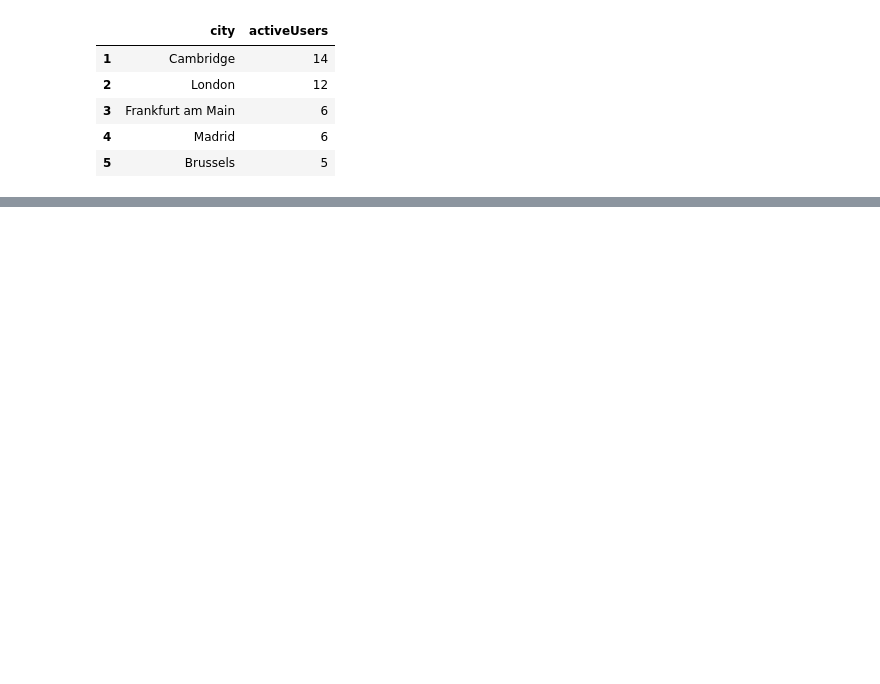
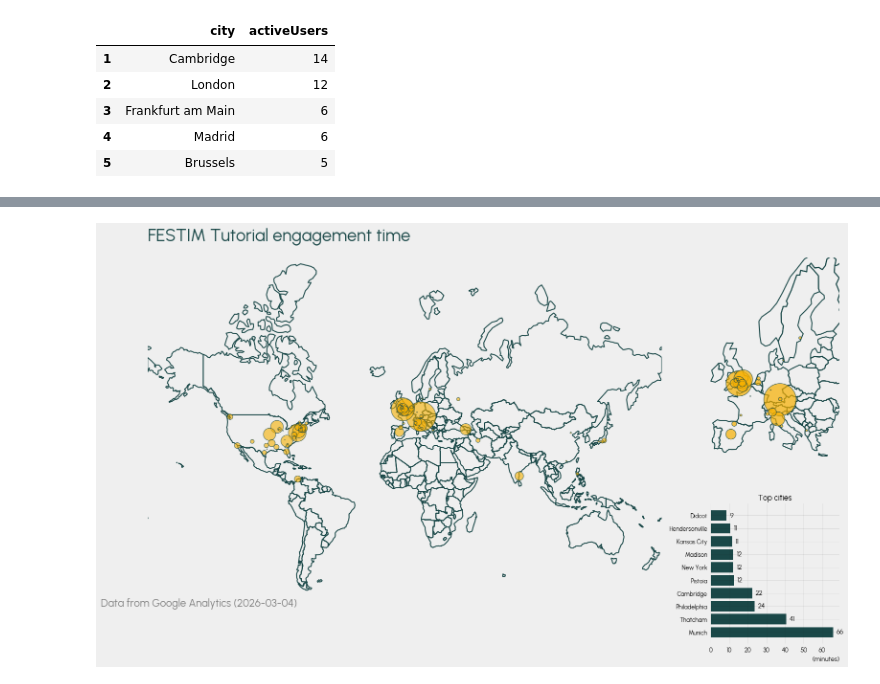
Before and after one commit to festim-dev/pose, a Jupyter notebook: main.ipynb, the cells around one changed output, grey strips where cells are left out. Saved outputs shown, nothing was run; the diff lists cells and outputs as text; code cells hidden in the pictures; blank space fills up the shorter version.

```diff
--- a/main.ipynb
+++ b/main.ipynb
@@ -1082,0 +1161,2 @@ plt.show()
+# %%
+locations = gpd.tools.geocode(df_engagement["city"])
@@ -1082,0 +1179,74 @@ plt.show()
+# %%
+proj = ccrs.Mercator()
+
+size_factor = 0.8
+# Create figure and gridspec with 2x2 layout
+fig = plt.figure(figsize=(20 * size_factor, 12 * size_factor))
+gs = gridspec.GridSpec(2, 2, width_ratios=[4, 1], height_ratios=[2, 1])
+
+# Create map subplot (left side, spanning both rows) with cartopy projection
+ax_map = fig.add_subplot(gs[:, 0], projection=proj)
+ax_map.set_axis_off()
+
+# background map
+world.boundary.plot(ax=ax_map)
+
+# transform the coordinates to the projection's CRS
+pc = ccrs.PlateCarree()
+new_coords = proj.transform_points(pc, locations.geometry.x, locations.geometry.y)
+
+# change the colour of the border of the bubbles to c0 and the fill to c1
+ax_map.scatter(
+    new_coords[:, 0],
+    new_coords[:, 1],
+    s=df_engagement["engagementTimePerActiveUser"] * 0.5,  # size of the bubbles
+    # s=df['Average engagement time per active user'] * 0.3,  # size of the bubbles
+    zorder=10,  # this specifies to put bubbles on top of the map
+    alpha=0.6,
+    color="C1",
+    edgecolors="C0",
+    linewidth=1,
+)
+
+# Create Europe subplot (top right) with cartopy projection
+ax_europe = fig.add_subplot(gs[0, 1], projection=proj)
+ax_europe.set_axis_off()
+
+# Plot Europe in the top right
+plot_europe(ax_europe, s=df_engagement["engagementTimePerActiveUser"] * 0.6)
+
+
+# Create chart subplot (bottom right) - regular matplotlib subplot
+ax_chart = fig.add_subplot(gs[1, 1])
+new_slice = df_engagement_slice.head(10)
+ax_chart.barh(
+    new_slice["city"],
+    new_slice["engagementTimePerActiveUser"] * seconds_to_minutes,
+    label="Engagement Time per Active User (minutes)",
+)
+
+plt.bar_label(ax_chart.containers[0], fmt="%.0f", padding=5)
+ax_chart.set_title("Top cities")
+ax_chart.set_xlabel("(minutes)")
+
+ax_map.annotate(
+    f"Data from Google Analytics ({datetime.today().strftime('%Y-%m-%d')})",
+    xy=(0.1, 0),
+    xycoords="axes fraction",
+    ha="center",
+    fontsize=16,
+    color="gray",
+)
+ax_map.set_title(
+    "FESTIM Tutorial engagement time",
+    fontsize=26,
+    fontweight="bold",
+    loc="left",
+    pad=20,
+    color="C0",
+)
+plt.tight_layout()
+plt.savefig("users_world_map.svg")
+plt.show()
+# %% [output]
+[figure, added]
```
Also changed, not shown: parts of 14 cells of this notebook.
